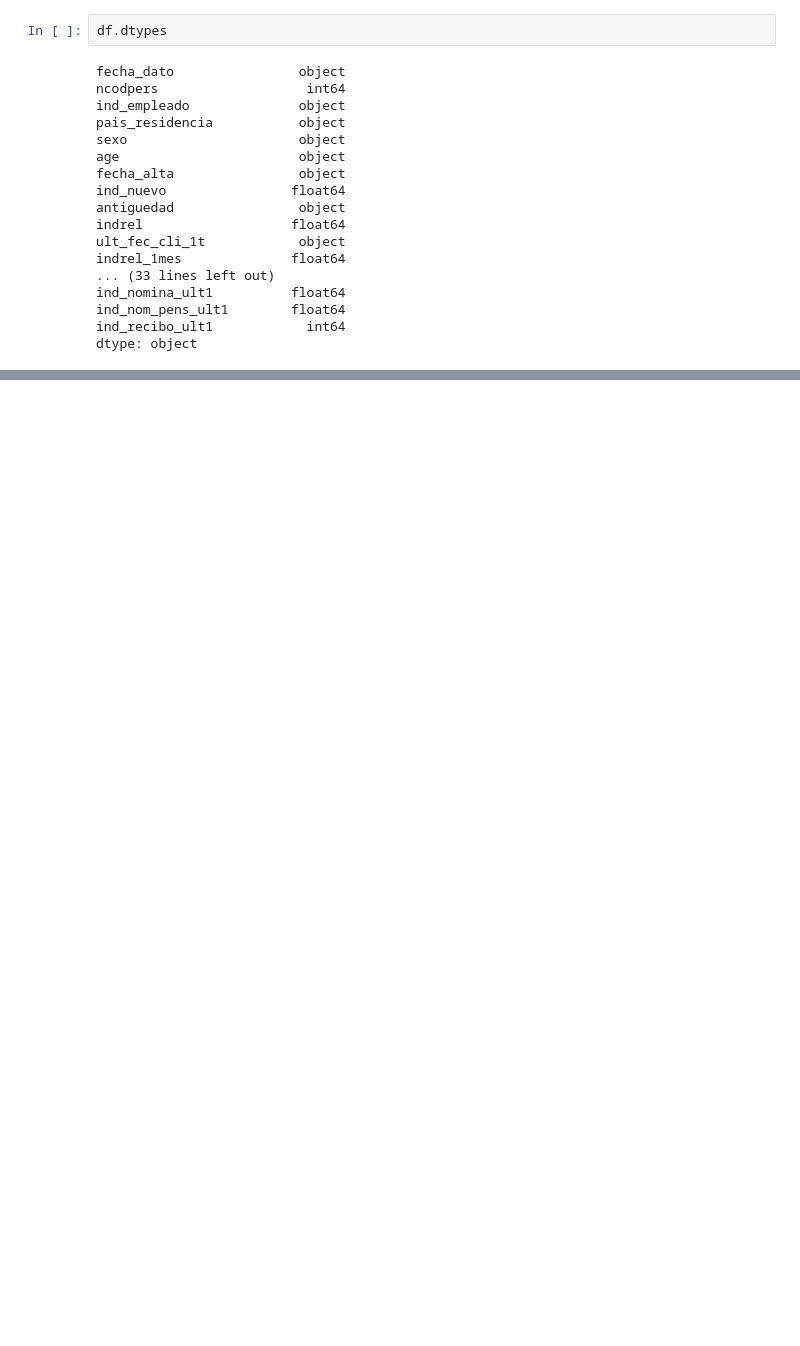
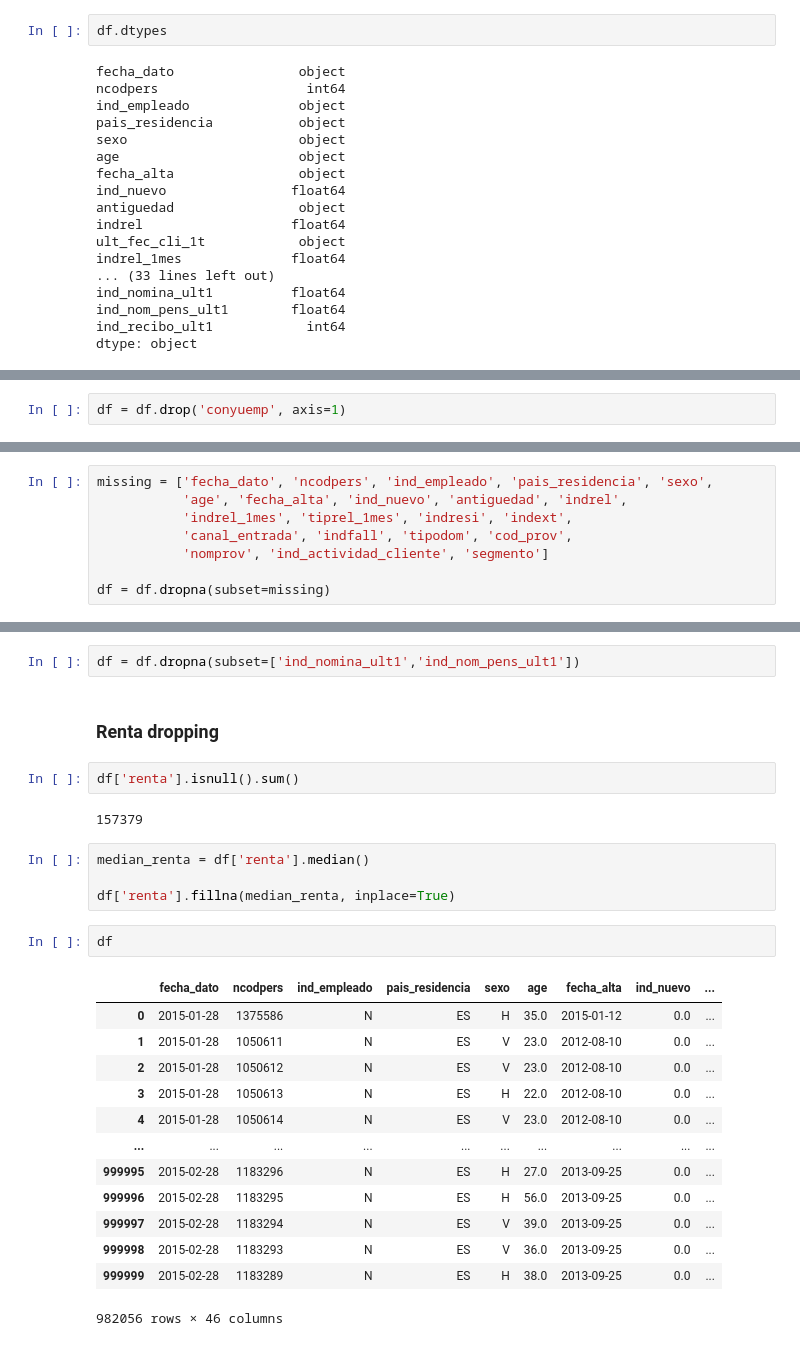
Before and after one commit to sarahesayas/DATA-4380, a Jupyter notebook: Tabular-Data/Tabular-Project/Understanding-Data.ipynb, the cells around one changed output, grey strips where cells are left out. Drawn from its saved outputs; the diff is of its cells as text; blank space fills up the shorter version.

```diff
--- a/Tabular-Data/Tabular-Project/Understanding-Data.ipynb
+++ b/Tabular-Data/Tabular-Project/Understanding-Data.ipynb
@@ -109,0 +176,2 @@ dtype: int64
+# %%
+df = df.drop('conyuemp', axis=1)
@@ -109,0 +201,8 @@ dtype: int64
+# %%
+missing = ['fecha_dato', 'ncodpers', 'ind_empleado', 'pais_residencia', 'sexo',
+           'age', 'fecha_alta', 'ind_nuevo', 'antiguedad', 'indrel',
+           'indrel_1mes', 'tiprel_1mes', 'indresi', 'indext',
+           'canal_entrada', 'indfall', 'tipodom', 'cod_prov',
+           'nomprov', 'ind_actividad_cliente', 'segmento']
+
+df = df.dropna(subset=missing)
@@ -109,0 +230,28 @@ dtype: int64
+# %%
+df = df.dropna(subset=['ind_nomina_ult1','ind_nom_pens_ult1'])
+# %% [markdown]
+### Renta dropping
+# %%
+df['renta'].isnull().sum()
+# %% [output]
+157379
+# %%
+median_renta = df['renta'].median()
+
+df['renta'].fillna(median_renta, inplace=True)
+# %%
+df
+# %% [output]
+|  | fecha_dato | ncodpers | ind_empleado | pais_residencia | sexo | age | fecha_alta | ind_nuevo | ... |
+| 0 | 2015-01-28 | 1375586 | N | ES | H | 35.0 | 2015-01-12 | 0.0 | ... |
+| 1 | 2015-01-28 | 1050611 | N | ES | V | 23.0 | 2012-08-10 | 0.0 | ... |
+| 2 | 2015-01-28 | 1050612 | N | ES | V | 23.0 | 2012-08-10 | 0.0 | ... |
+| 3 | 2015-01-28 | 1050613 | N | ES | H | 22.0 | 2012-08-10 | 0.0 | ... |
+| 4 | 2015-01-28 | 1050614 | N | ES | V | 23.0 | 2012-08-10 | 0.0 | ... |
+| ... | ... | ... | ... | ... | ... | ... | ... | ... | ... |
+| 999995 | 2015-02-28 | 1183296 | N | ES | H | 27.0 | 2013-09-25 | 0.0 | ... |
+| 999996 | 2015-02-28 | 1183295 | N | ES | H | 56.0 | 2013-09-25 | 0.0 | ... |
+| 999997 | 2015-02-28 | 1183294 | N | ES | V | 39.0 | 2013-09-25 | 0.0 | ... |
+| 999998 | 2015-02-28 | 1183293 | N | ES | V | 36.0 | 2013-09-25 | 0.0 | ... |
+| 999999 | 2015-02-28 | 1183289 | N | ES | H | 38.0 | 2013-09-25 | 0.0 | ... |
+982056 rows × 46 columns
```
Also changed, not shown: parts of 45 cells of this notebook.
